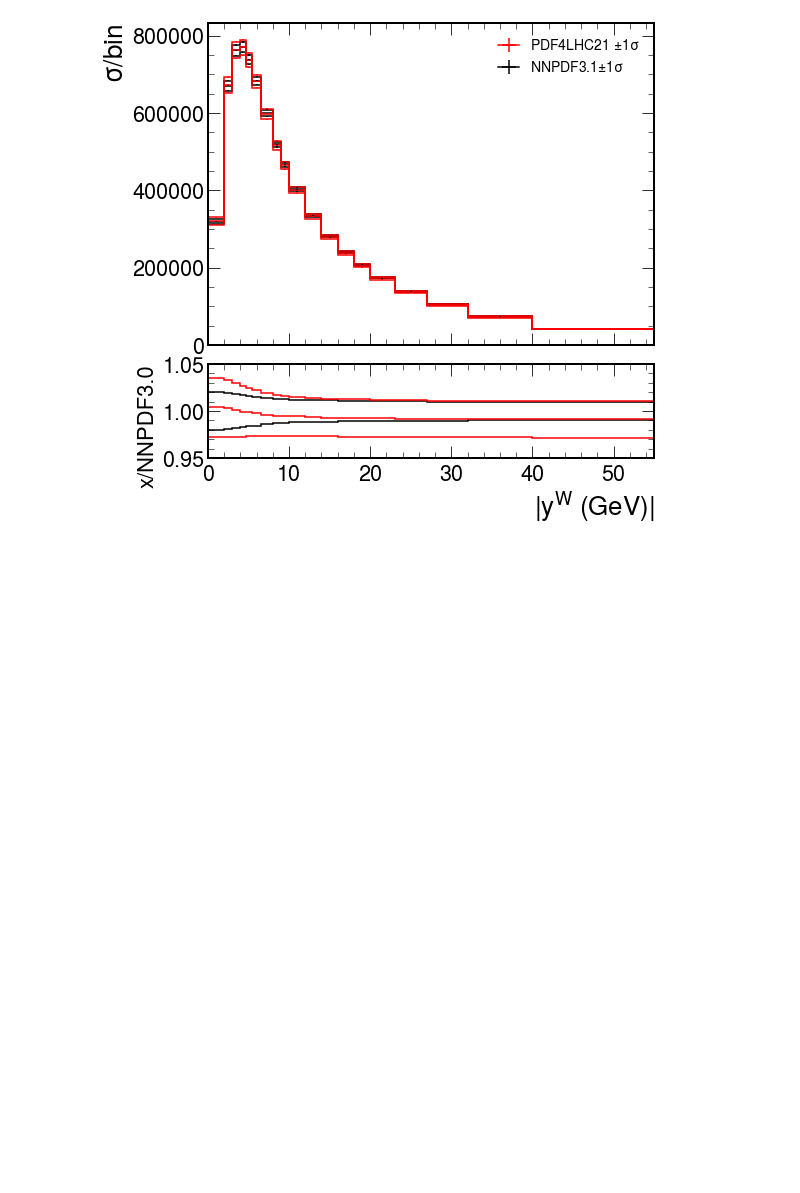
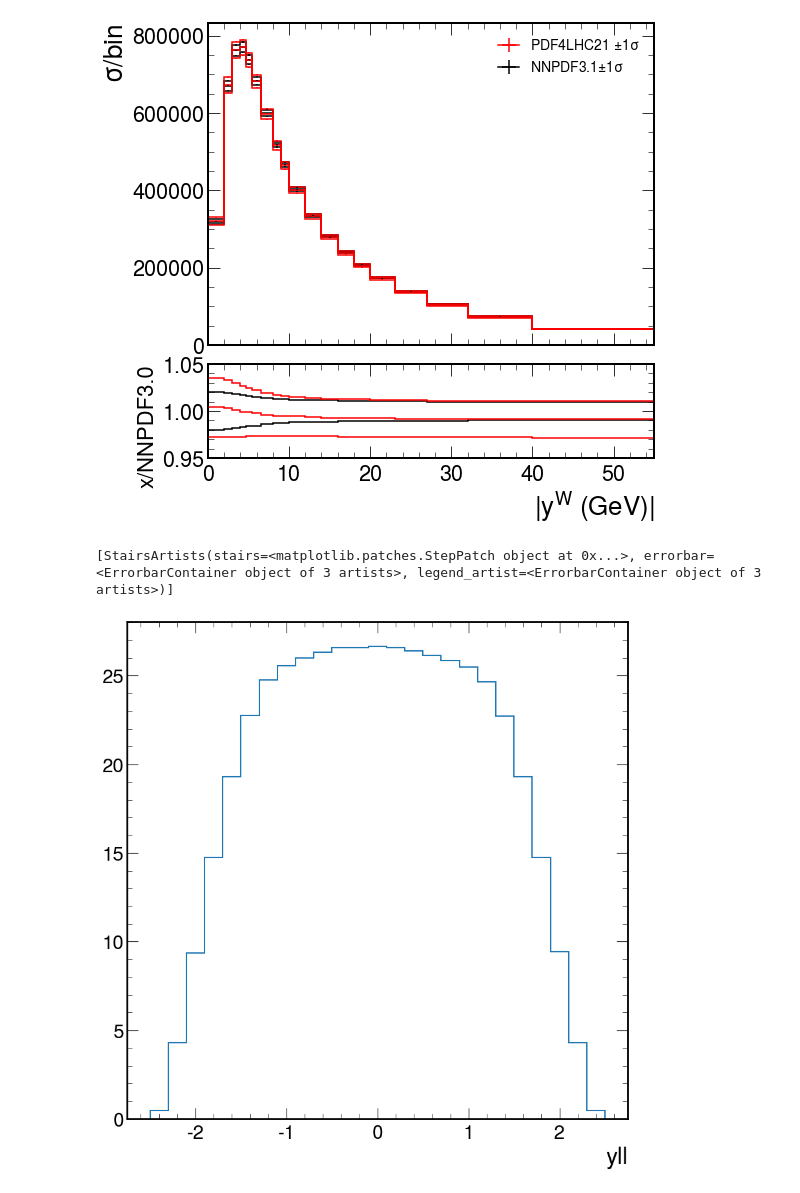
Before and after one commit to bendavid/WRemnants, a Jupyter notebook: notebooks/testPdfUnc.ipynb, the cells around one changed output. Saved outputs shown, nothing was run; the diff lists cells and outputs as text; code cells hidden in the pictures; blank space fills up the shorter version.

```diff
--- a/notebooks/testPdfUnc.ipynb
+++ b/notebooks/testPdfUnc.ipynb
@@ -75,0 +77,7 @@ fig = plot_tools.makePlotWithRatioToRef(yhists, colors=colors, labels=names, rra
+# %%
+has = input_tools.read_and_scale("/scratch/kelong/Analysis/TheoryCorr/mz_dilepton_scetlib_dyturboN4LLCorr.hdf5", "ZmumuPostVFP", "nominal_alphaS002pdfMSHT20")
+# %%
+has[{"tensor_axis_0" : 0}].project("yll").plot()
+# %% [output]
+[StairsArtists(stairs=<matplotlib.patches.StepPatch object at 0x...>, errorbar=<ErrorbarContainer object of 3 artists>, legend_artist=<ErrorbarContainer object of 3 artists>)]
+[figure, added]
```
Also changed, not shown: parts of 14 cells of this notebook, 12 other files.
